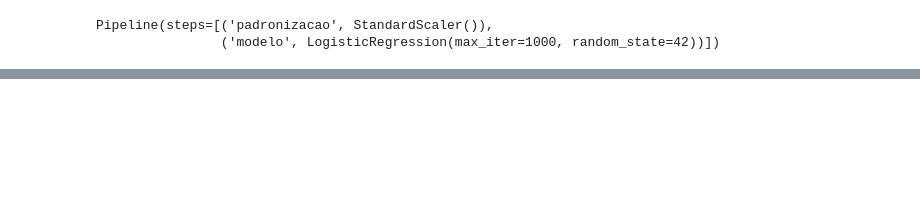
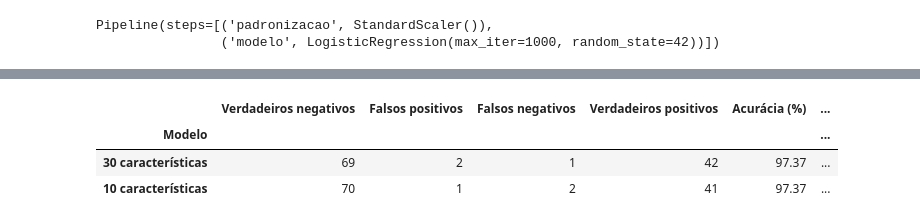
Before and after one commit to douglas-mcosta/fiap-tech-challenge-fase01, a Jupyter notebook: tech-challenge.ipynb, the cells around one changed output, grey strips where cells are left out. Cells and saved outputs as stored; diff of their text form; code cells hidden in the pictures; blank space fills up the shorter version.

Commit message:
feat: compara regressão com 30 e 10 características e revisa explicações

```diff
--- a/tech-challenge.ipynb
+++ b/tech-challenge.ipynb
@@ -562,0 +626,13 @@ dados_padronizados.head()
+# %%
+top10 = (
+    x_train.corrwith(y_train)
+    .abs()
+    .nlargest(10)
+    .index
+)
+# %%
+from sklearn.base import clone
+
+# Pipeline independente para preservar o modelo com 30 características.
+modelo_regressao_top10 = clone(modelo_regressao)
+modelo_regressao_top10.fit(x_train[top10], y_train)
@@ -562,0 +678,26 @@ dados_padronizados.head()
+# %%
+resultados = []
+
+for nome, modelo, entradas in [
+    ("30 características", modelo_regressao, x_val),
+    ("10 características", modelo_regressao_top10, x_val[top10])
+]:
+    previsoes = modelo.predict(entradas)
+    vn, fp, fn, vp = confusion_matrix(y_val, previsoes, labels=[0, 1]).ravel()
+    resultados.append({
+        "Modelo": nome,
+        "Verdadeiros negativos": vn,
+        "Falsos positivos": fp,
+        "Falsos negativos": fn,
+        "Verdadeiros positivos": vp,
+        "Acurácia (%)": 100 * (vn + vp) / len(y_val),
+        "Recall maligno (%)": 100 * vp / (vp + fn)
+    })
+
+comparacao = pd.DataFrame(resultados).set_index("Modelo")
+comparacao.round(2)
+# %% [output]
+|  | Verdadeiros negativos | Falsos positivos | Falsos negativos | Verdadeiros positivos | Acurácia (%) | ... |
+| Modelo |  |  |  |  |  | ... |
+| 30 características | 69 | 2 | 1 | 42 | 97.37 | ... |
+| 10 características | 70 | 1 | 2 | 41 | 97.37 | ... |
```
Also changed, not shown: parts of 32 cells of this notebook.
